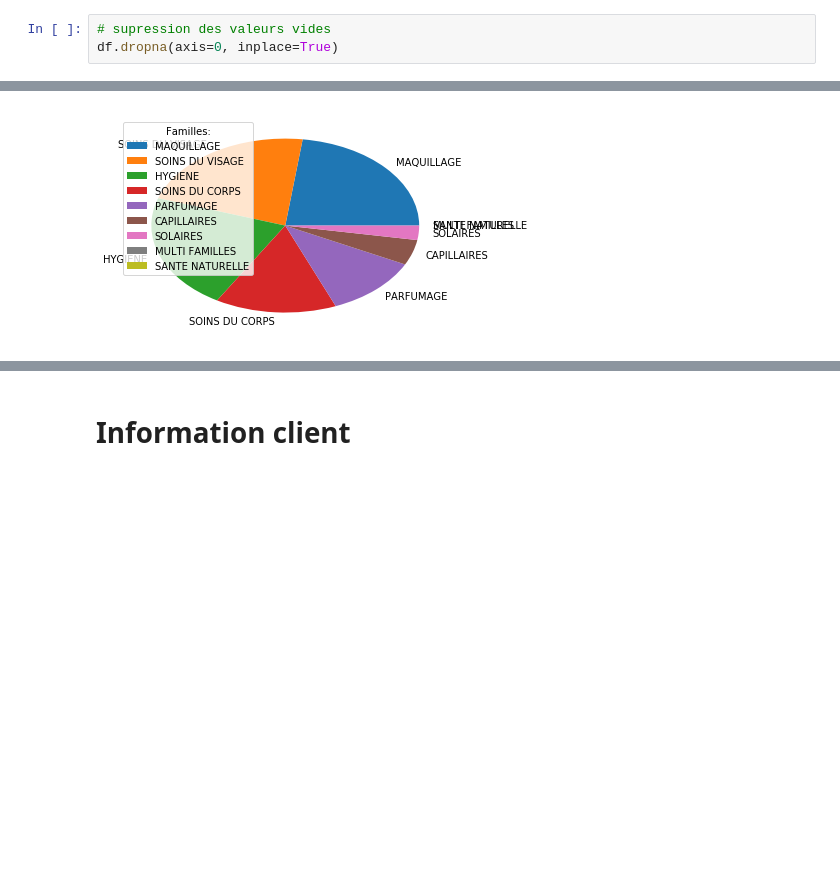
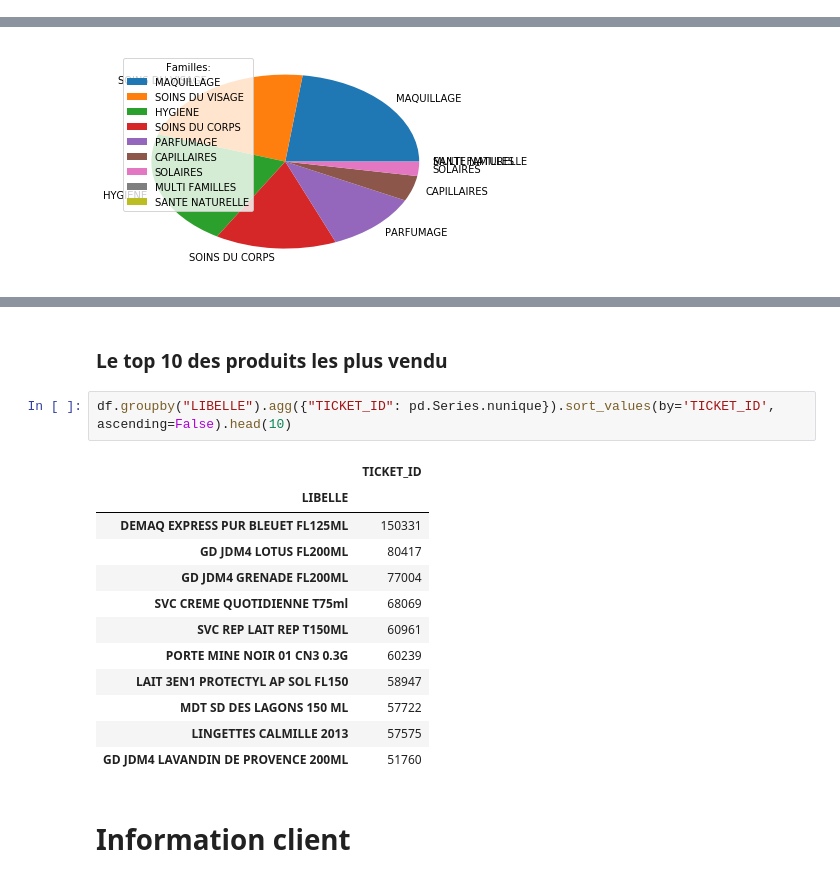
Before and after one commit to Estiennejeremy/T-DAT-901, a Jupyter notebook: recommander.ipynb, the cells around one changed output, grey strips where cells are left out. Drawn from its saved outputs; the diff is of its cells as text; blank space fills up the shorter version.

```diff
--- a/recommander.ipynb
+++ b/recommander.ipynb
@@ -16,6 +17,3 @@ df.head()
 | 2 | 35592159 | 10 | 7.45000 | SOINS DU VISAGE | VIS_CJOUR Jeunes Specifique | VIS_JEUNE_ET_LEVRE | CR JR PARF BIO.SPE AC.SENT.50ML | 1490281 |
 | 3 | 35592159 | 10 | 5.95000 | SOINS DU VISAGE | VIS_DEMAQ AAAR | VIS_AAAR_DEMAQLOTION | EAU MICELLAIRE 3 THES FL200ML | 1490281 |
 | 4 | 35592159 | 10 | 1.67000 | HYGIENE | HYG_DOUCHE JARDINMONDE | HYG_JDM | GD JDM4 TIARE FL 200ML | 1490281 |
-# %%
-# supression des valeurs vides
-df.dropna(axis=0, inplace=True)
@@ -237,3 +273,20 @@ libelles (1484): ['GD JDM4 PAMPLEMOUSSE FL 200ML' 'CR JR PARF BIO.SPE AC.SENT.50
+# %% [markdown]
+### Le top 10 des produits les plus vendu
+# %%
+df.groupby("LIBELLE").agg({"TICKET_ID": pd.Series.nunique}).sort_values(by='TICKET_ID', ascending=False).head(10)
+# %% [output]
+|  | TICKET_ID |
+| LIBELLE |  |
+| DEMAQ EXPRESS PUR BLEUET FL125ML | 150331 |
+| GD JDM4 LOTUS FL200ML | 80417 |
+| GD JDM4 GRENADE FL200ML | 77004 |
+| SVC CREME QUOTIDIENNE T75ml | 68069 |
+| SVC REP LAIT REP T150ML | 60961 |
+| PORTE MINE NOIR 01 CN3 0.3G | 60239 |
+| LAIT 3EN1 PROTECTYL AP SOL FL150 | 58947 |
+| MDT SD DES LAGONS 150 ML | 57722 |
+| LINGETTES CALMILLE 2013 | 57575 |
+| GD JDM4 LAVANDIN DE PROVENCE 200ML | 51760 |
 # %% [markdown]
 # Information client
 # %% [markdown]
```
Also changed, not shown: parts of 44 cells of this notebook.
